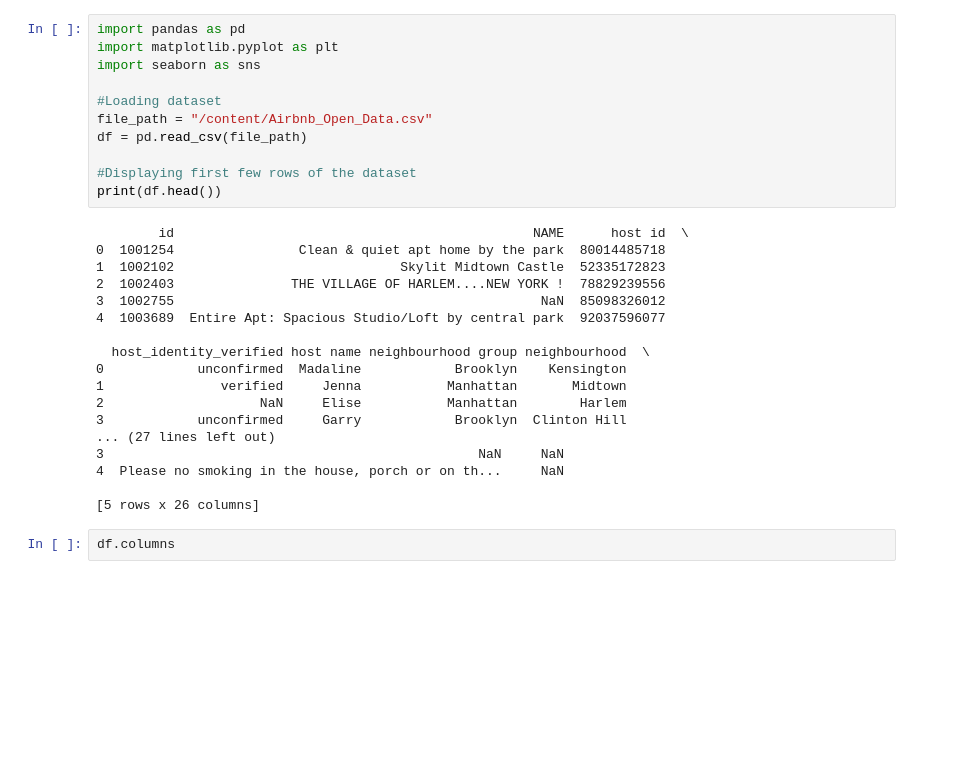
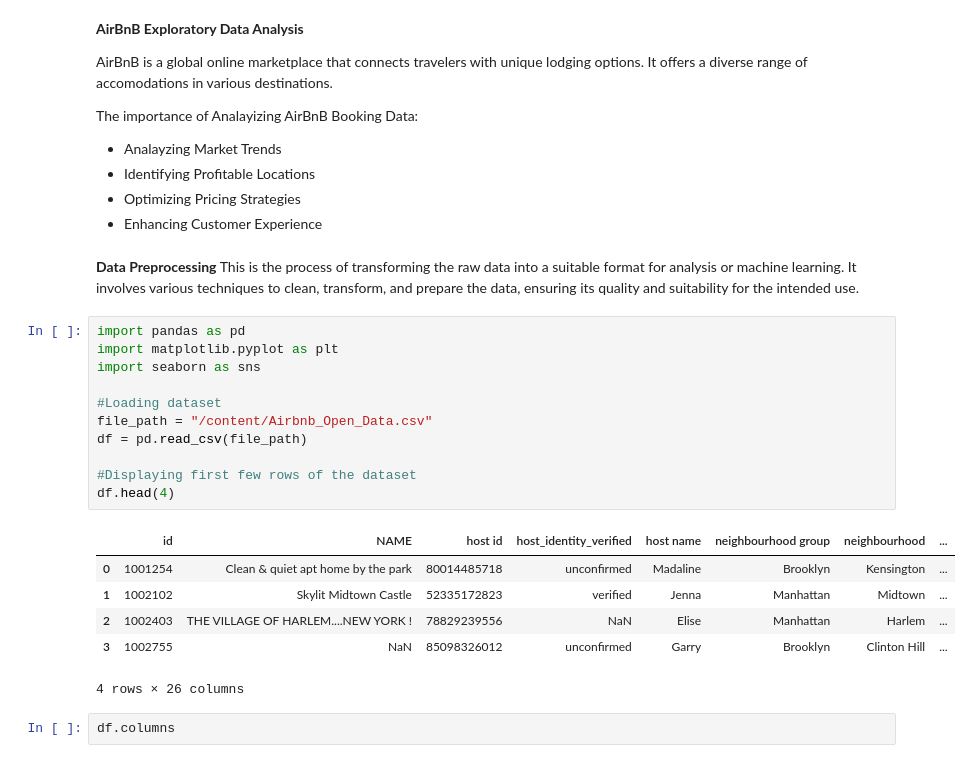
Before and after one commit to BranMerx/Airbnb-Data-Analysis, a Jupyter notebook: Airbnb_Data_Analysis.ipynb, the cells around one changed output. Cells and saved outputs as stored; diff of their text form; blank space fills up the shorter version.

```diff
--- a/Airbnb_Data_Analysis.ipynb
+++ b/Airbnb_Data_Analysis.ipynb
@@ -1,34 +1,38 @@
 # %% [markdown]
 <a href="https://colab.research.google.com/github/BranMerx/Airbnb-Data-Analysis/blob/main/Airbnb_Data_Analysis.ipynb" target="_parent"><img src="https://colab.research.google.com/assets/colab-badge.svg" alt="Open In Colab"/></a>
+# %% [markdown]
+**AirBnB Exploratory Data Analysis**
+
+AirBnB is a global online marketplace that connects travelers with unique lodging options. It offers a diverse range of accomodations in various destinations.
+
+The importance of Analayizing AirBnB Booking Data:
+
+
+*   Analayzing Market Trends
+*   Identifying Profitable Locations
+*   Optimizing Pricing Strategies
+*   Enhancing Customer Experience
+# %% [markdown]
+**Data Preprocessing**
+This is the process of transforming the raw data into a suitable format for analysis or machine learning. It involves various techniques to clean, transform, and prepare the data, ensuring its quality and suitability for the intended use.
 # %%
 import pandas as pd
 import matplotlib.pyplot as plt
 import seaborn as sns
 
 #Loading dataset
 file_path = "/content/Airbnb_Open_Data.csv"
 df = pd.read_csv(file_path)
 
 #Displaying first few rows of the dataset
-print(df.head())
+df.head(4)
 # %% [output]
+|  | id | NAME | host id | host_identity_verified | host name | neighbourhood group | neighbourhood | ... |
+| 0 | 1001254 | Clean & quiet apt home by the park | 80014485718 | unconfirmed | Madaline | Brooklyn | Kensington | ... |
+| 1 | 1002102 | Skylit Midtown Castle | 52335172823 | verified | Jenna | Manhattan | Midtown | ... |
+| 2 | 1002403 | THE VILLAGE OF HARLEM....NEW YORK ! | 78829239556 | NaN | Elise | Manhattan | Harlem | ... |
+| 3 | 1002755 | NaN | 85098326012 | unconfirmed | Garry | Brooklyn | Clinton Hill | ... |
-        id                                              NAME      host id  \
-0  1001254                Clean & quiet apt home by the park  80014485718
-1  1002102                             Skylit Midtown Castle  52335172823
-2  1002403               THE VILLAGE OF HARLEM....NEW YORK !  78829239556
-3  1002755                                               NaN  85098326012
-4  1003689  Entire Apt: Spacious Studio/Loft by central park  92037596077
-
-  host_identity_verified host name neighbourhood group neighbourhood  \
-0            unconfirmed  Madaline            Brooklyn    Kensington
-1               verified     Jenna           Manhattan       Midtown
-2                    NaN     Elise           Manhattan        Harlem
-3            unconfirmed     Garry            Brooklyn  Clinton Hill
-... (27 lines left out)
-3                                                NaN     NaN
-4  Please no smoking in the house, porch or on th...     NaN
-
-[5 rows x 26 columns]
+4 rows × 26 columns
 # %%
 df.columns
 # %% [output]
```
Also changed, not shown: parts of 12 cells of this notebook.
